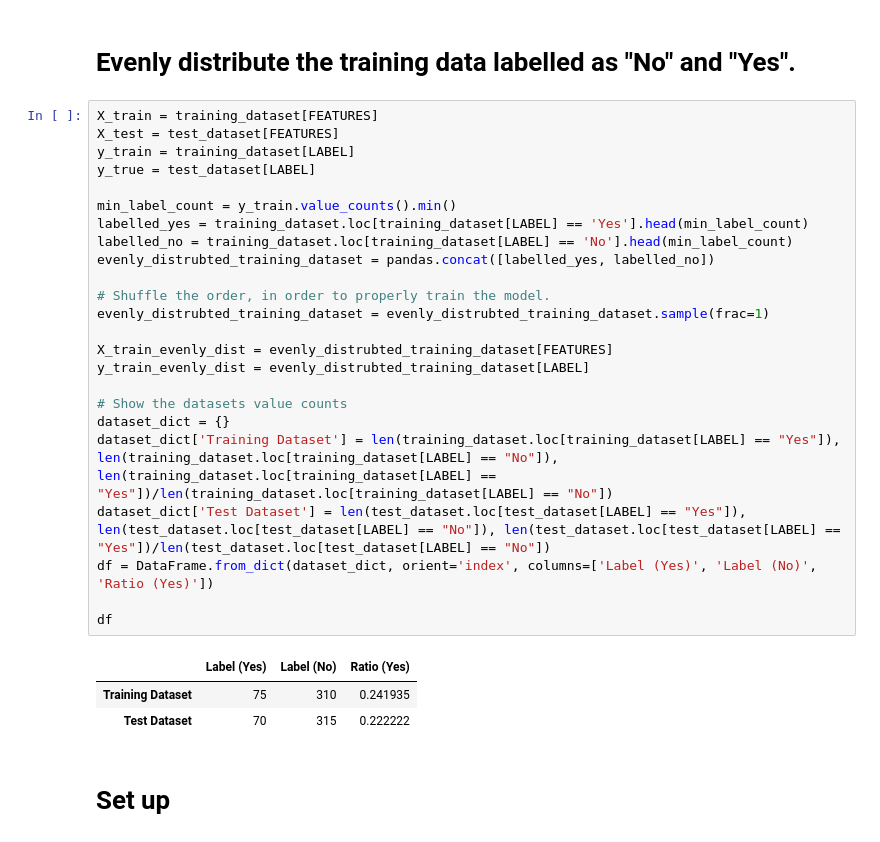
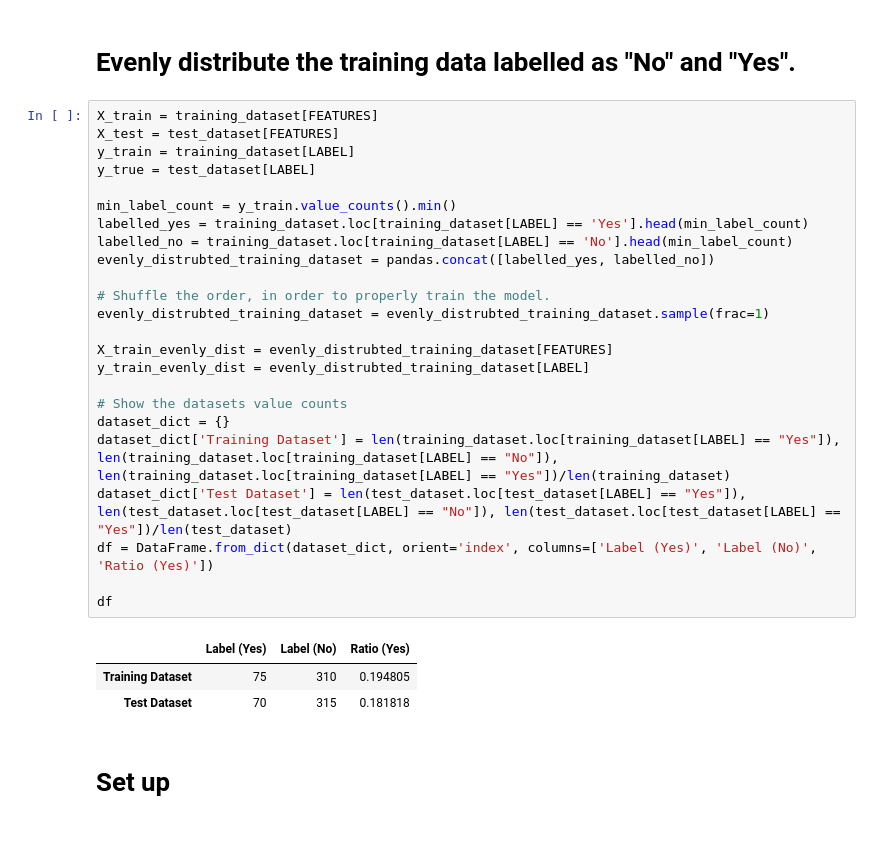
Before and after one commit to eddie-chiang/ccc4prc, a Jupyter notebook: Classifier Model Optimization - Bigger Test Dataset.ipynb, the cells around one changed output. Drawn from its saved outputs; the diff is of its cells as text.

Commit message:
Update the ratio of label Yes.

```diff
--- a/Classifier Model Optimization - Bigger Test Dataset.ipynb
+++ b/Classifier Model Optimization - Bigger Test Dataset.ipynb
@@ -70,31 +70,31 @@ df
 # %%
 X_train = training_dataset[FEATURES]
 X_test = test_dataset[FEATURES]
 y_train = training_dataset[LABEL]
 y_true = test_dataset[LABEL]
 
 min_label_count = y_train.value_counts().min()
 labelled_yes = training_dataset.loc[training_dataset[LABEL] == 'Yes'].head(min_label_count)
 labelled_no = training_dataset.loc[training_dataset[LABEL] == 'No'].head(min_label_count)
 evenly_distrubted_training_dataset = pandas.concat([labelled_yes, labelled_no])
 
 # Shuffle the order, in order to properly train the model.
 evenly_distrubted_training_dataset = evenly_distrubted_training_dataset.sample(frac=1)
 
 X_train_evenly_dist = evenly_distrubted_training_dataset[FEATURES]
 y_train_evenly_dist = evenly_distrubted_training_dataset[LABEL]
 
 # Show the datasets value counts
 dataset_dict = {}
-dataset_dict['Training Dataset'] = len(training_dataset.loc[training_dataset[LABEL] == "Yes"]), len(training_dataset.loc[training_dataset[LABEL] == "No"]), len(training_dataset.loc[training_dataset[LABEL] == "Yes"])/len(training_dataset.loc[training_dataset[LABEL] == "No"])
-dataset_dict['Test Dataset'] = len(test_dataset.loc[test_dataset[LABEL] == "Yes"]), len(test_dataset.loc[test_dataset[LABEL] == "No"]), len(test_dataset.loc[test_dataset[LABEL] == "Yes"])/len(test_dataset.loc[test_dataset[LABEL] == "No"])
+dataset_dict['Training Dataset'] = len(training_dataset.loc[training_dataset[LABEL] == "Yes"]), len(training_dataset.loc[training_dataset[LABEL] == "No"]), len(training_dataset.loc[training_dataset[LABEL] == "Yes"])/len(training_dataset)
+dataset_dict['Test Dataset'] = len(test_dataset.loc[test_dataset[LABEL] == "Yes"]), len(test_dataset.loc[test_dataset[LABEL] == "No"]), len(test_dataset.loc[test_dataset[LABEL] == "Yes"])/len(test_dataset)
 df = DataFrame.from_dict(dataset_dict, orient='index', columns=['Label (Yes)', 'Label (No)', 'Ratio (Yes)'])
 
 df
 # %% [output]
 |  | Label (Yes) | Label (No) | Ratio (Yes) |
-| Training Dataset | 75 | 310 | 0.241935 |
-| Test Dataset | 70 | 315 | 0.222222 |
+| Training Dataset | 75 | 310 | 0.194805 |
+| Test Dataset | 70 | 315 | 0.181818 |
 # %% [markdown]
 # Set up
 # %%
```
